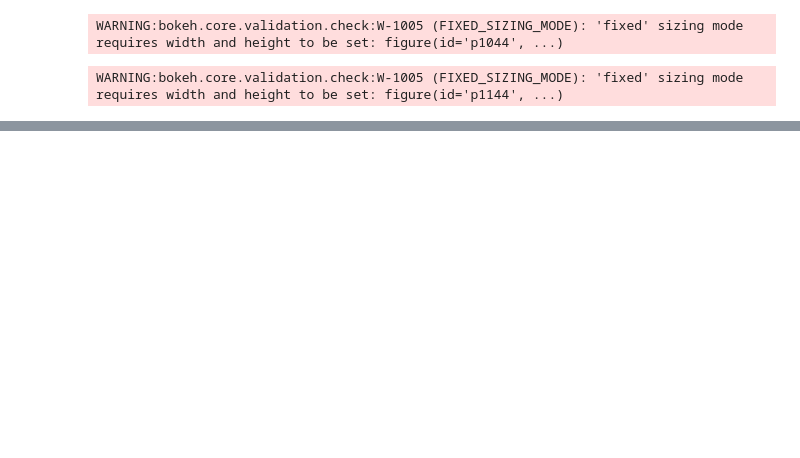
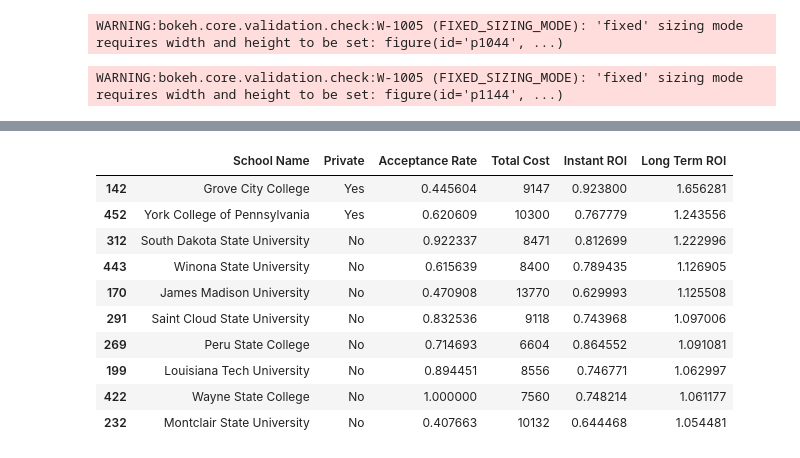
Before and after one commit to sWeeks99/Education_Trends_and_Opportunities, a Jupyter notebook: data/project_final_draft.ipynb, the cells around one changed output, grey strips where cells are left out. Saved outputs shown, nothing was run; the diff lists cells and outputs as text; code cells hidden in the pictures; blank space fills up the shorter version.

```diff
--- a/data/project_final_draft.ipynb
+++ b/data/project_final_draft.ipynb
@@ -364,0 +402,14 @@ WARNING:bokeh.core.validation.check:W-1005 (FIXED_SIZING_MODE): 'fixed' sizing m
+# %%
+roi_df.nlargest(10, 'Long Term ROI')
+# %% [output]
+|  | School Name | Private | Acceptance Rate | Total Cost | Instant ROI | Long Term ROI |
+| 142 | Grove City College | Yes | 0.445604 | 9147 | 0.923800 | 1.656281 |
+| 452 | York College of Pennsylvania | Yes | 0.620609 | 10300 | 0.767779 | 1.243556 |
+| 312 | South Dakota State University | No | 0.922337 | 8471 | 0.812699 | 1.222996 |
+| 443 | Winona State University | No | 0.615639 | 8400 | 0.789435 | 1.126905 |
+| 170 | James Madison University | No | 0.470908 | 13770 | 0.629993 | 1.125508 |
+| 291 | Saint Cloud State University | No | 0.832536 | 9118 | 0.743968 | 1.097006 |
+| 269 | Peru State College | No | 0.714693 | 6604 | 0.864552 | 1.091081 |
+| 199 | Louisiana Tech University | No | 0.894451 | 8556 | 0.746771 | 1.062997 |
+| 422 | Wayne State College | No | 1.000000 | 7560 | 0.748214 | 1.061177 |
+| 232 | Montclair State University | No | 0.407663 | 10132 | 0.644468 | 1.054481 |
```
Also changed, not shown: parts of 3 cells of this notebook.
